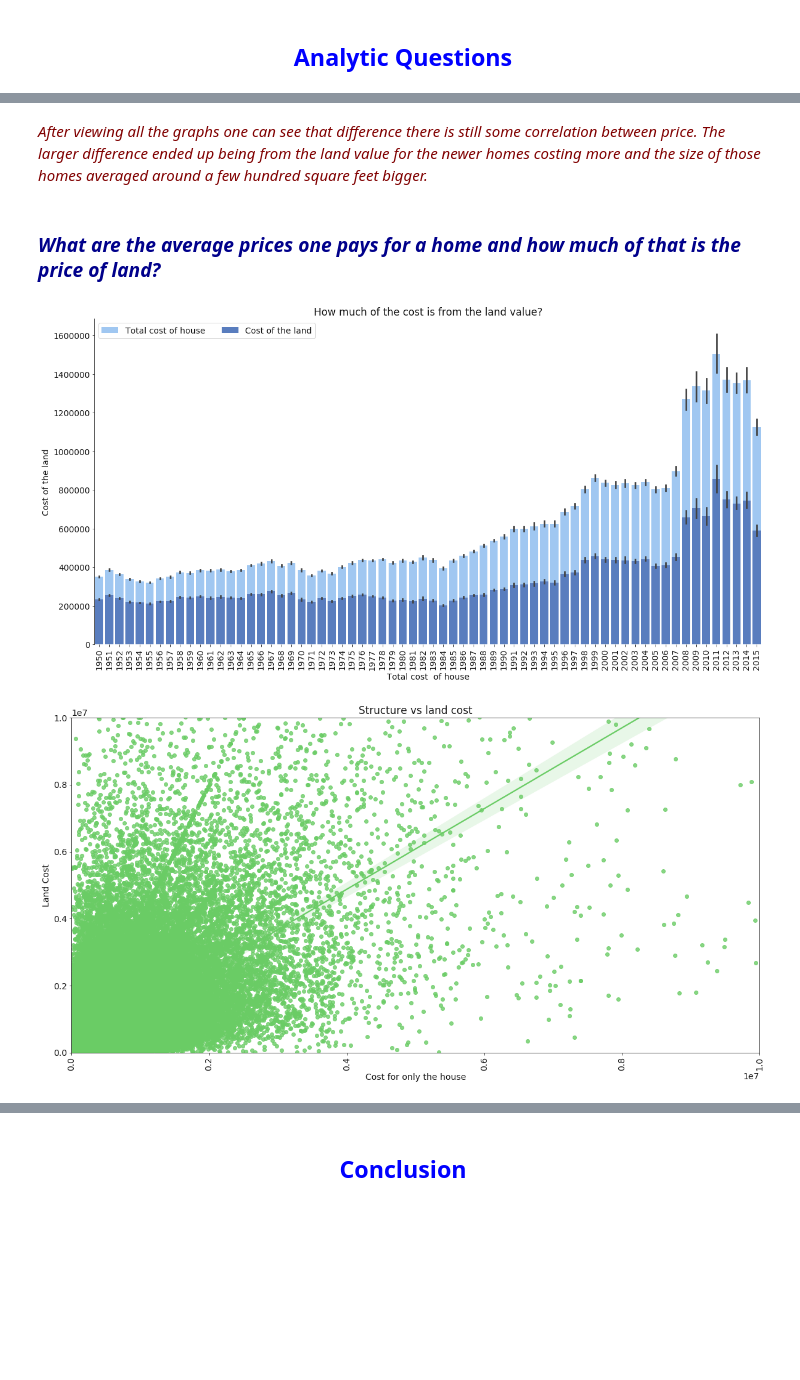
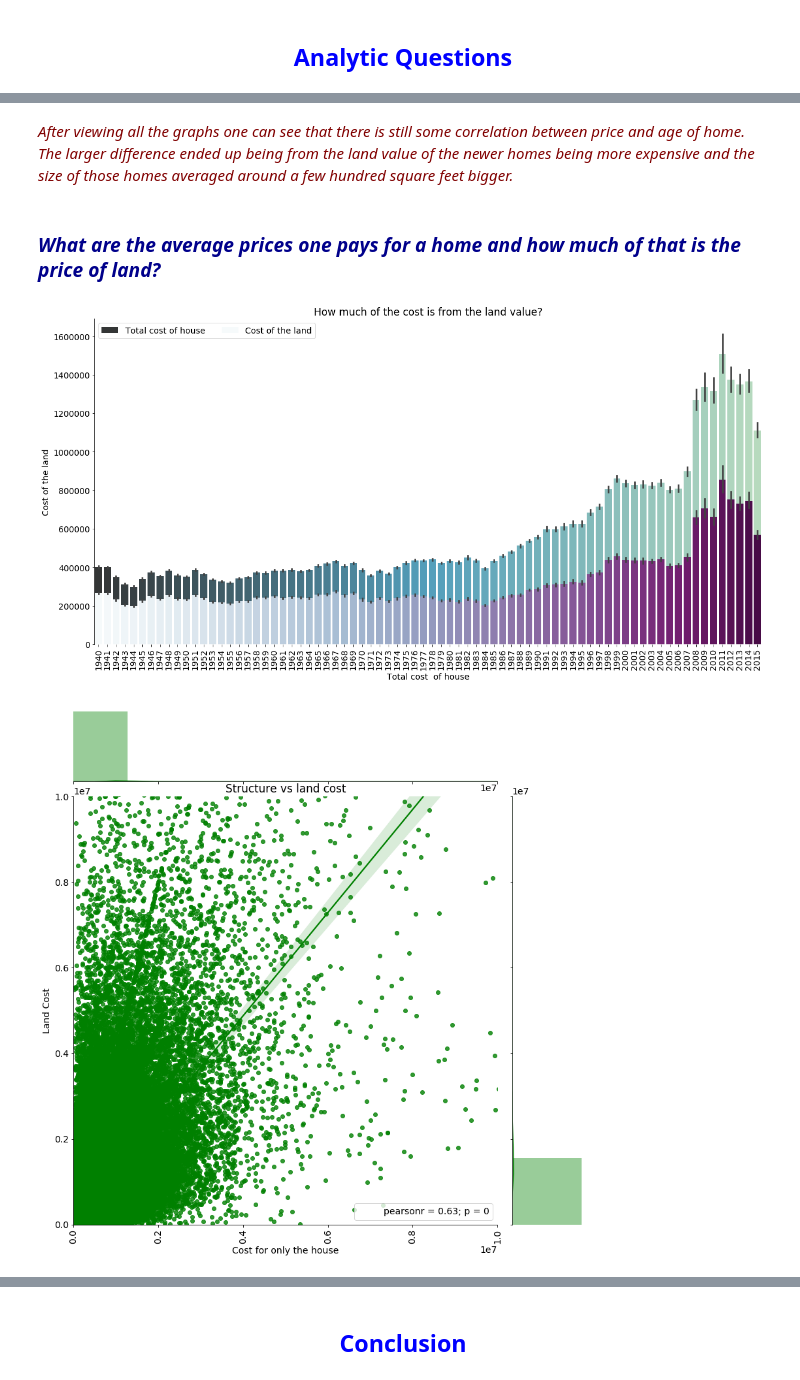
Before and after one commit to efuller11/Thinkful, a Jupyter notebook: Capstone Housing Market.ipynb, the cells around one changed output, grey strips where cells are left out. Drawn from its saved outputs; the diff is of its cells as text; code cells hidden in the pictures; blank space fills up the shorter version.

```diff
--- a/Capstone Housing Market.ipynb
+++ b/Capstone Housing Market.ipynb
@@ -21,7 +31,6 @@ zillow_dataset = pd.read_csv('properties_2017.csv')
 # %%
-zillow_dataset_cols = ["bathroomcnt", "bedroomcnt", "calculatedfinishedsquarefeet",
-                       "landtaxvaluedollarcnt", "lotsizesquarefeet","regionidzip",
-                       "structuretaxvaluedollarcnt", "yearbuilt"]
+zillow_dataset_cols = ["yearbuilt", "bathroomcnt", "bedroomcnt", "calculatedfinishedsquarefeet",
+                       "landtaxvaluedollarcnt", "lotsizesquarefeet", "structuretaxvaluedollarcnt"]
 zillow_subset = zillow_dataset[zillow_dataset_cols]
 # %%
 #Dropping rows with NAs
@@ -199,14 +215,13 @@ plt.show()
 # %% [markdown]
-<font color = #800000><I>After viewing all the graphs one can see that difference there is still some correlation between price. The larger difference ended up being from the land value for the newer homes costing more and the size of those homes averaged around a few hundred square feet bigger.</I></font>
+<font color = #800000><I>After viewing all the graphs one can see that there is still some correlation between price and age of home. The larger difference ended up being from the land value of the newer homes being more expensive and the size of those homes averaged around a few hundred square feet bigger.</I></font>
 # %% [markdown]
 ### <font color = darkblue><B><I>What are the average prices one pays for a home and how much of that is the price of land?</I></B></font>
 # %%
-sns.set_color_codes("pastel")
 sns.barplot(x="yearbuilt", y='total_value', data=zillow_subset,
-            label="Total cost of house", color="b", order=np.arange(1950, 2016))
-sns.set_color_codes("muted")
+            label="Total cost of house", palette='GnBu_d', order=np.arange(1940, 2016))
+
 sns.barplot(x="yearbuilt", y="landtaxvaluedollarcnt", data=zillow_subset,
-            label="Cost of the land", color="b", order=np.arange(1950, 2016))
+            label="Cost of the land", palette='BuPu', order=np.arange(1940, 2016))
 
 plt.legend(ncol=2, loc="upper left", frameon=True)
 plt.title('How much of the cost is from the land value?')
@@ -216,16 +231,16 @@ plt.xticks(rotation = 90)
 sns.despine(left=False, bottom=True)
 plt.show()
 # %% [output]
-[figure, old version]
+[figure, new version]
 # %%
-sns.regplot('structuretaxvaluedollarcnt', 'landtaxvaluedollarcnt', data= zillow_subset, color="g")
-plt.xlim(0, 10000000)
-plt.ylim(0, 10000000)
+sns.jointplot('structuretaxvaluedollarcnt', 'landtaxvaluedollarcnt',
+              data= zillow_subset, color="g", kind='reg', xlim=(0, 10000000),
+              ylim=(0, 10000000), size = 12)
 plt.xticks(rotation = 90)
 plt.title('Structure vs land cost')
 plt.xlabel('Cost for only the house')
 plt.ylabel('Land Cost')
 plt.show()
 # %% [output]
-[figure, old version]
+[figure, new version]
 # %% [markdown]
```
Also changed, not shown: parts of 26 cells of this notebook.
